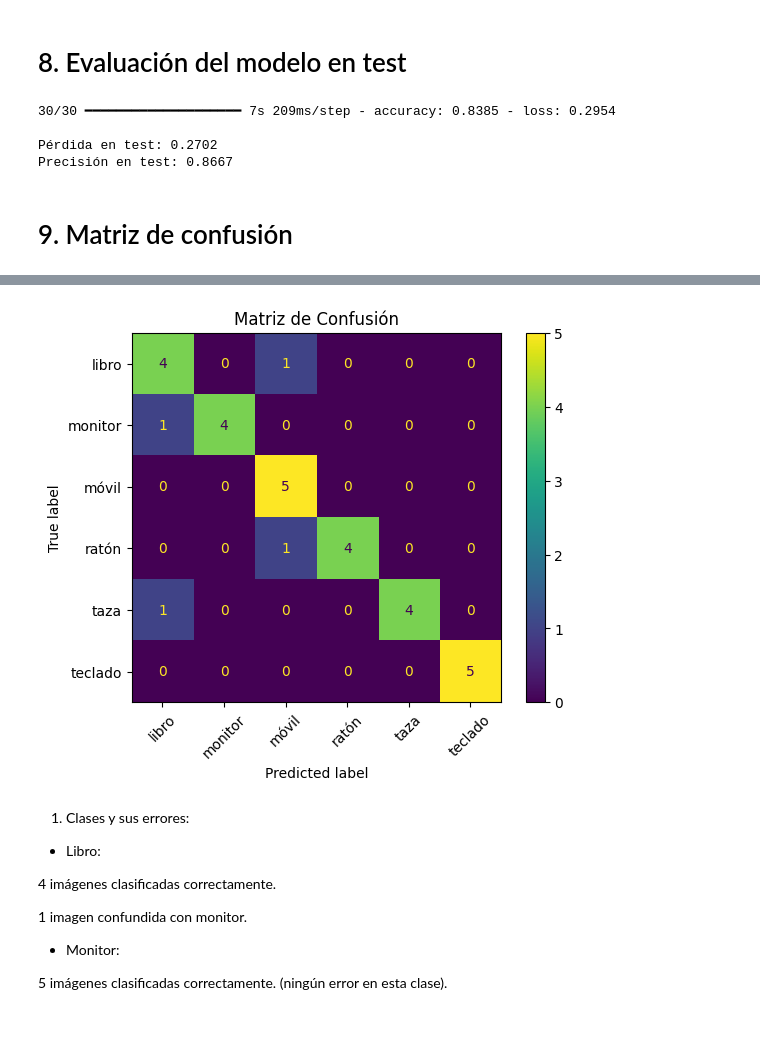
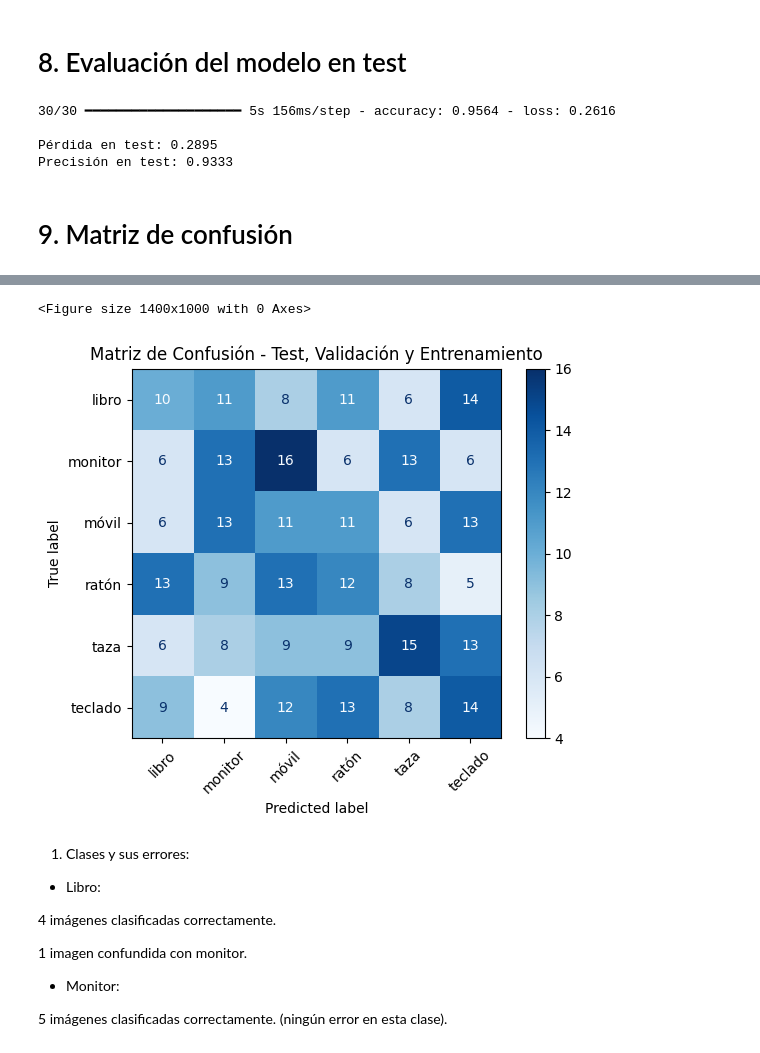
Before and after one commit to alejandragithu/ProyectoCNNFinal, a Jupyter notebook: Entrenar_CNN.ipynb, the cells around one changed output, grey strips where cells are left out. Cells and saved outputs as stored; diff of their text form; code cells hidden in the pictures.

```diff
--- a/Entrenar_CNN.ipynb
+++ b/Entrenar_CNN.ipynb
@@ -158,7 +157,7 @@ Shape de labels: (32, 6)
 # %% [markdown]
 ## 5.2 EarlyStopping
 # %%
-early_stopping = EarlyStopping(monitor='val_loss', patience=10, restore_best_weights=True)
+early_stopping = EarlyStopping(monitor='val_loss', patience=3, restore_best_weights=True)
 # %% [markdown]
 ## 5.3 Mostrar una imagen como matriz de datos
 # %%
@@ -301,22 +301,43 @@ scores = model.evaluate(test_generator)
 print(f"\nPérdida en test: {scores[0]:.4f}")
 print(f"Precisión en test: {scores[1]:.4f}")
 # %% [output]
-30/30 ━━━━━━━━━━━━━━━━━━━━ 7s 209ms/step - accuracy: 0.8385 - loss: 0.2954
+30/30 ━━━━━━━━━━━━━━━━━━━━ 5s 156ms/step - accuracy: 0.9564 - loss: 0.2616
 
-Pérdida en test: 0.2702
-Precisión en test: 0.8667
+Pérdida en test: 0.2895
+Precisión en test: 0.9333
 # %% [markdown]
 # 9. Matriz de confusión
 # %%
-y_pred = model.predict(test_generator)
-y_pred_classes = np.argmax(y_pred, axis=1)
-y_true = test_generator.classes
+def get_predictions(generator):
+    """
+    Realiza predicciones y devuelve las etiquetas verdaderas y predichas.
+    """
+    y_pred = model.predict(generator)
+    y_pred_classes = np.argmax(y_pred, axis=1)
+    y_true = generator.classes
+    return y_true, y_pred_classes
 
-cm = confusion_matrix(y_true, y_pred_classes)
+# Obtener predicciones del conjunto de test
+y_true_test, y_pred_test = get_predictions(test_generator)
+
+# Obtener predicciones del conjunto de validación
+y_true_val, y_pred_val = get_predictions(val_generator)
+
+# Obtener predicciones del conjunto de entrenamiento
+y_true_train, y_pred_train = get_predictions(train_generator)
+
+# Concatenar todas las predicciones
+y_true_all = np.concatenate([y_true_test, y_true_val, y_true_train])
+y_pred_all = np.concatenate([y_pred_test, y_pred_val, y_pred_train])
+
+# Crear la matriz de confusión
 labels = list(test_generator.class_indices.keys())
+cm = confusion_matrix(y_true_all, y_pred_all)
 
+# Mostrar la matriz de confusión
+plt.figure(figsize=(14, 10))
 disp = ConfusionMatrixDisplay(confusion_matrix=cm, display_labels=labels)
-disp.plot(xticks_rotation=45)
-plt.title('Matriz de Confusión')
+disp.plot(xticks_rotation=45, cmap='Blues')
+plt.title('Matriz de Confusión - Test, Validación y Entrenamiento')
 plt.show()
 # %% [output]
@@ -324,4 +347,5 @@ plt.show()
+<Figure size 1400x1000 with 0 Axes>
-[figure, old version]
+[figure, new version]
 # %% [markdown]
 1. Clases y sus errores:
 
```
Also changed, not shown: parts of 5 cells of this notebook, 1 other file.
